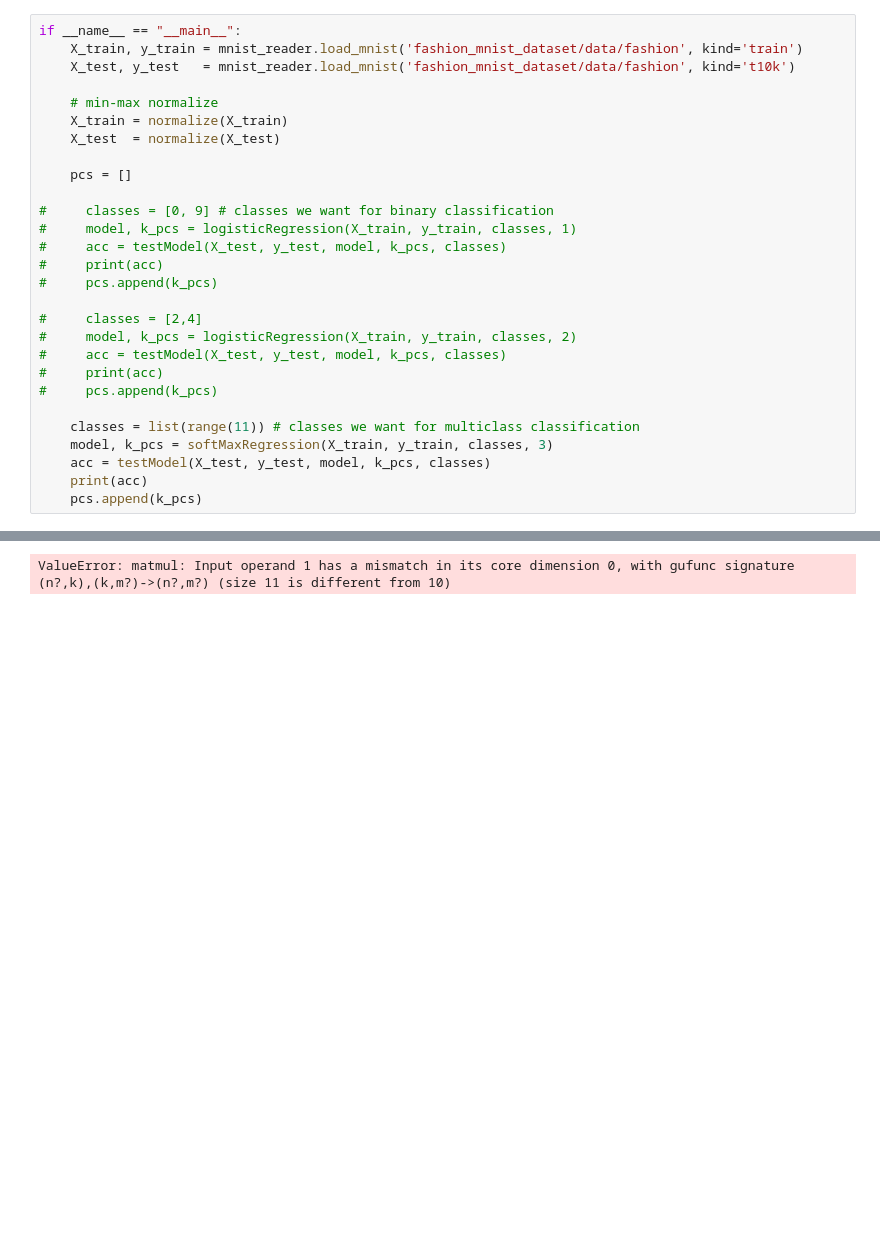
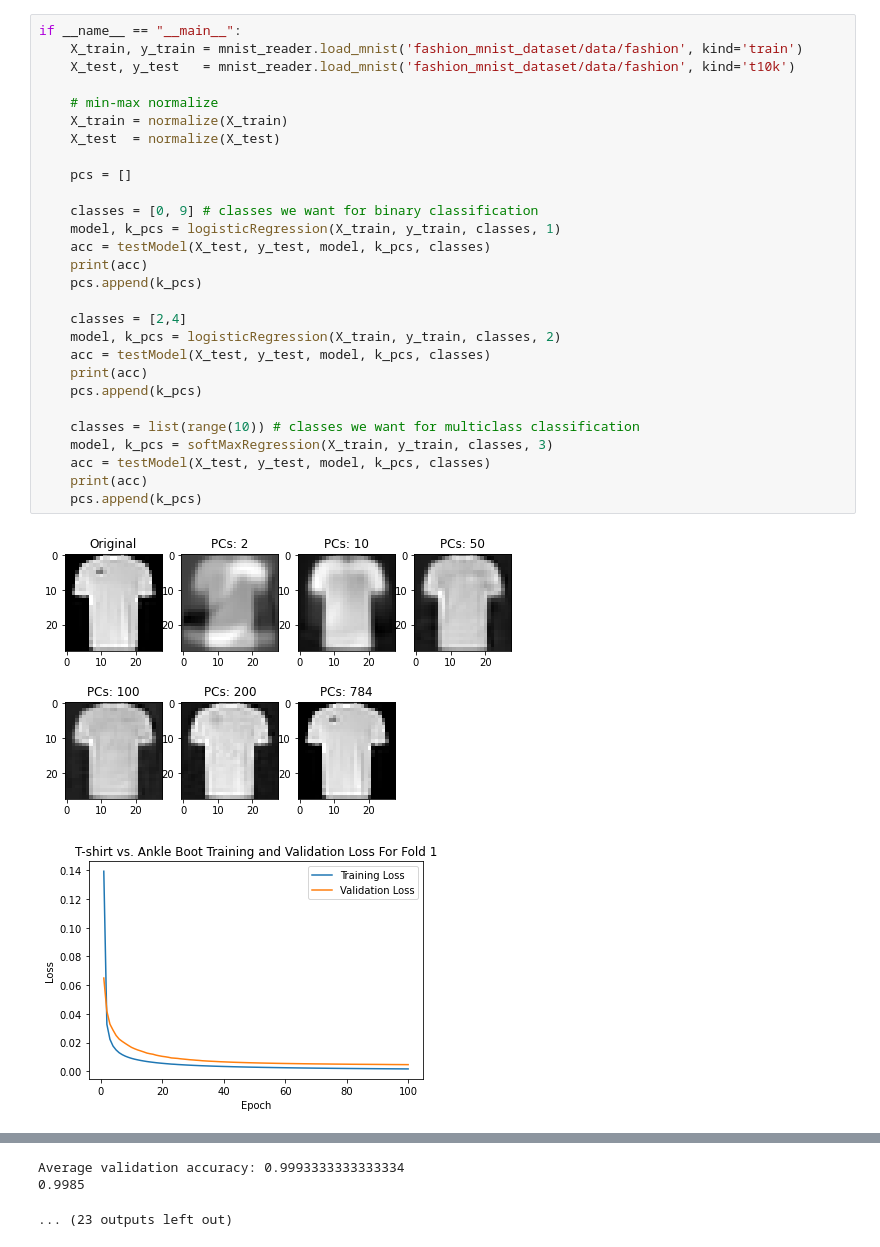
Before and after one commit to darylnak/cse151b, a Jupyter notebook: Untitled.ipynb, the cells around one changed output, grey strips where cells are left out. Drawn from its saved outputs; the diff is of its cells as text; blank space fills up the shorter version.

Commit message:
Implement both logistic and softmax regression

```diff
--- a/Untitled.ipynb
+++ b/Untitled.ipynb
@@ -528,29 +535,31 @@ def softMaxRegression(data, labels, classes, set_id):
 # %%
 if __name__ == "__main__":
     X_train, y_train = mnist_reader.load_mnist('fashion_mnist_dataset/data/fashion', kind='train')
     X_test, y_test   = mnist_reader.load_mnist('fashion_mnist_dataset/data/fashion', kind='t10k')
 
     # min-max normalize
     X_train = normalize(X_train)
     X_test  = normalize(X_test)
 
     pcs = []
 
-#     classes = [0, 9] # classes we want for binary classification
-#     model, k_pcs = logisticRegression(X_train, y_train, classes, 1)
-#     acc = testModel(X_test, y_test, model, k_pcs, classes)
-#     print(acc)
-#     pcs.append(k_pcs)
+    classes = [0, 9] # classes we want for binary classification
+    model, k_pcs = logisticRegression(X_train, y_train, classes, 1)
+    acc = testModel(X_test, y_test, model, k_pcs, classes)
+    print(acc)
+    pcs.append(k_pcs)
 
-#     classes = [2,4]
-#     model, k_pcs = logisticRegression(X_train, y_train, classes, 2)
-#     acc = testModel(X_test, y_test, model, k_pcs, classes)
-#     print(acc)
-#     pcs.append(k_pcs)
+    classes = [2,4]
+    model, k_pcs = logisticRegression(X_train, y_train, classes, 2)
+    acc = testModel(X_test, y_test, model, k_pcs, classes)
+    print(acc)
+    pcs.append(k_pcs)
 
-    classes = list(range(11)) # classes we want for multiclass classification
+    classes = list(range(10)) # classes we want for multiclass classification
     model, k_pcs = softMaxRegression(X_train, y_train, classes, 3)
     acc = testModel(X_test, y_test, model, k_pcs, classes)
     print(acc)
     pcs.append(k_pcs)
 # %% [output]
+[figure, added]
+[figure, added]
@@ -557 +575,3 @@ if __name__ == "__main__":
-ValueError: matmul: Input operand 1 has a mismatch in its core dimension 0, with gufunc signature (n?,k),(k,m?)->(n?,m?) (size 11 is different from 10)
+Average validation accuracy: 0.9993333333333334
+0.9985
+... (23 outputs left out)
```
Also changed, not shown: parts of 2 cells of this notebook.
